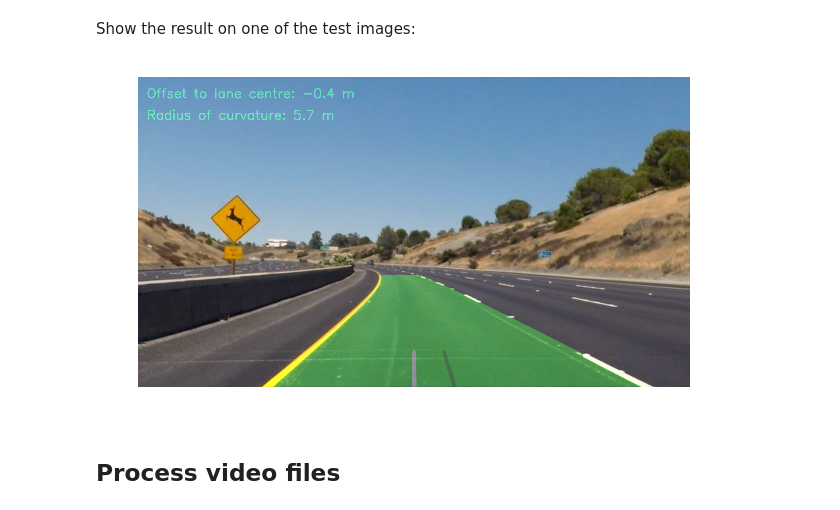
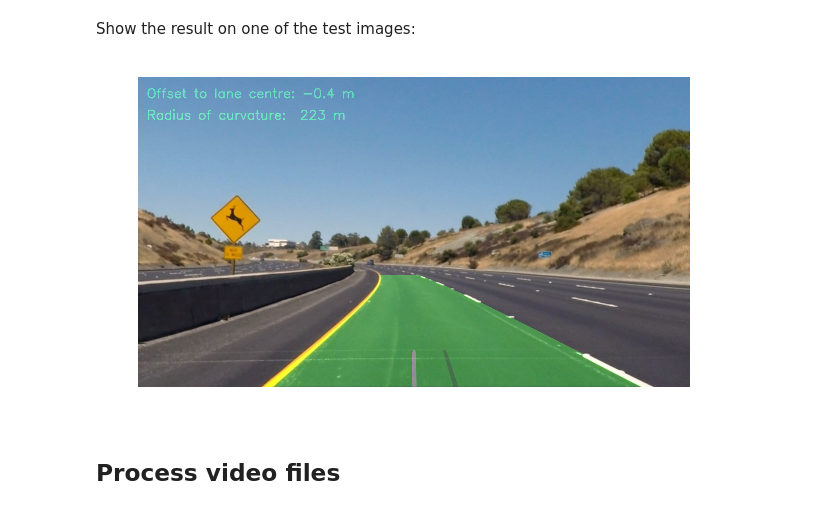
Before and after one commit to toby-coleman/sdcar-lane-line-detection, a Jupyter notebook: Project.ipynb, the cells around one changed output. Cells and saved outputs as stored; diff of their text form; code cells hidden in the pictures.

Commit message:
Corrected radius of curvature calculation

```diff
--- a/Project.ipynb
+++ b/Project.ipynb
@@ -467,21 +467,26 @@ class Line():
         # Returns curvature radius in metres at bottom of image
         if self.coefficients is None:
             return 0
-        r = ((1 + (2 * self.coefficients[2] * self.settings['shape'][1] +
-                   self.coefficients[1])**2)**1.5) / np.absolute(2*self.coefficients[2])
-        return r / self.settings['pixels_per_metre']
+        # Re-fit lines in metres instead of pixels
+        coords = self.coords()
+        coords[:,0] = coords[:,0] / self.settings['x_pixels_per_metre']
+        coords[:,1] = coords[:,1] / self.settings['y_pixels_per_metre']
+        fit_cr = np.polyfit(coords[:,1], coords[:,0], 2)
+        r = ((1 + (2 * fit_cr[0] * self.settings['shape'][1] / self.settings['y_pixels_per_metre'] +
+                   fit_cr[1])**2)**1.5) / np.absolute(2*fit_cr[0])
+        return r
 
     def intercept(self):
         # Returns line intercept in metres at bottom of image
         intercept = self.coefficients[0] + \
                     self.coefficients[1] * self.settings['shape'][1] + \
                     self.coefficients[2] * self.settings['shape'][1]**2
-        return intercept / self.settings['pixels_per_metre']
+        return intercept / self.settings['x_pixels_per_metre']
 
     def upper_intercept(self):
         # Returns line intercept in metres at top of image
         intercept = self.coefficients[0]
-        return intercept / self.settings['pixels_per_metre']
+        return intercept / self.settings['x_pixels_per_metre']
 
     def coords(self):
         # Return array of x and y coordinates of the lane line
@@ -612,22 +617,22 @@ class LaneDetector():
         r_curvature = 0.5*(self.left_line_filtered.radius_of_curvature() +
                            self.right_line_filtered.radius_of_curvature())
         lane_centre = 0.5 * (self.right_line_filtered.intercept() + self.left_line_filtered.intercept())
-        centre_offset = 0.5 * self.settings['shape'][0] / self.settings['pixels_per_metre'] - \
+        centre_offset = 0.5 * self.settings['shape'][0] / self.settings['x_pixels_per_metre'] - \
                             lane_centre
         # Draw car centre line in white
         cv2.line(blank_img, (np.int32(0.5 * self.settings['shape'][0]), self.settings['shape'][1]),
                  (np.int32(0.5 * self.settings['shape'][0]), self.settings['shape'][1] - 50),
                  (255, 255, 255), thickness=10)
         # Draw lane centre line in dark green
-        cv2.line(blank_img, (np.int32(lane_centre * self.settings['pixels_per_metre']), self.settings['shape'][1]),
-                 (np.int32(lane_centre * self.settings['pixels_per_metre']), self.settings['shape'][1] - 50),
+        cv2.line(blank_img, (np.int32(lane_centre * self.settings['x_pixels_per_metre']), self.settings['shape'][1]),
+                 (np.int32(lane_centre * self.settings['x_pixels_per_metre']), self.settings['shape'][1] - 50),
                  (0, 150, 0), thickness=10)
         # Warp the blank back to original image space using inverse perspective matrix (Minv)
         annotated_img = perspective_transform(blank_img, self.settings['Minv'])
         # Add text annotation to the image
         cv2.putText(annotated_img, 'Offset to lane centre: {0:.1f} m'.format(centre_offset),
                     (20, 50), cv2.FONT_HERSHEY_SIMPLEX, 1, (0, 255, 0), 2)
-        cv2.putText(annotated_img, 'Radius of curvature: {0:.1f} m'.format(r_curvature),
+        cv2.putText(annotated_img, 'Radius of curvature: {0:4.0f} m'.format(r_curvature),
                     (20, 100), cv2.FONT_HERSHEY_SIMPLEX, 1, (0, 255, 0), 2)
         # Combine the result with the original image
         annotated_img = cv2.addWeighted(undist_img, 1, annotated_img, 0.3, 0)
@@ -639,17 +642,21 @@ pixels_per_metre = (1131 - 205) / 3.7
+# %%
+x_pixels_per_metre = (1131 - 205) / 3.7 # Based on 3.7m lane width
+y_pixels_per_metre = (584 - 475) / 3.0 # Based on 3m dashed line length
 # %% [markdown]
 Show the result on one of the test images:
 # %%
 lane_detector = LaneDetector(shape=(1280, 720), mtx=mtx, dist=dist, M=M, Minv=Minv,
-                             fps=25, cutoff=1, pixels_per_metre=pixels_per_metre)
+                             fps=25, cutoff=1,
+                             x_pixels_per_metre=x_pixels_per_metre, y_pixels_per_metre=y_pixels_per_metre)
 detected_img = lane_detector.update(cv2.imread(test_files[3]))
 fig = plt.figure(figsize=(8, 4))
 ax = fig.add_subplot(111)
 ax.imshow(detected_img[:,:,2::-1])
 ax.set_axis_off()
 
 fig.savefig('output_images/example_output_frame.png')
 # %% [output]
-[figure, old version]
+[figure, new version]
 # %% [markdown]
 ## Process video files
 # %%
```
Also changed, not shown: parts of 5 cells of this notebook, 5 other files.
